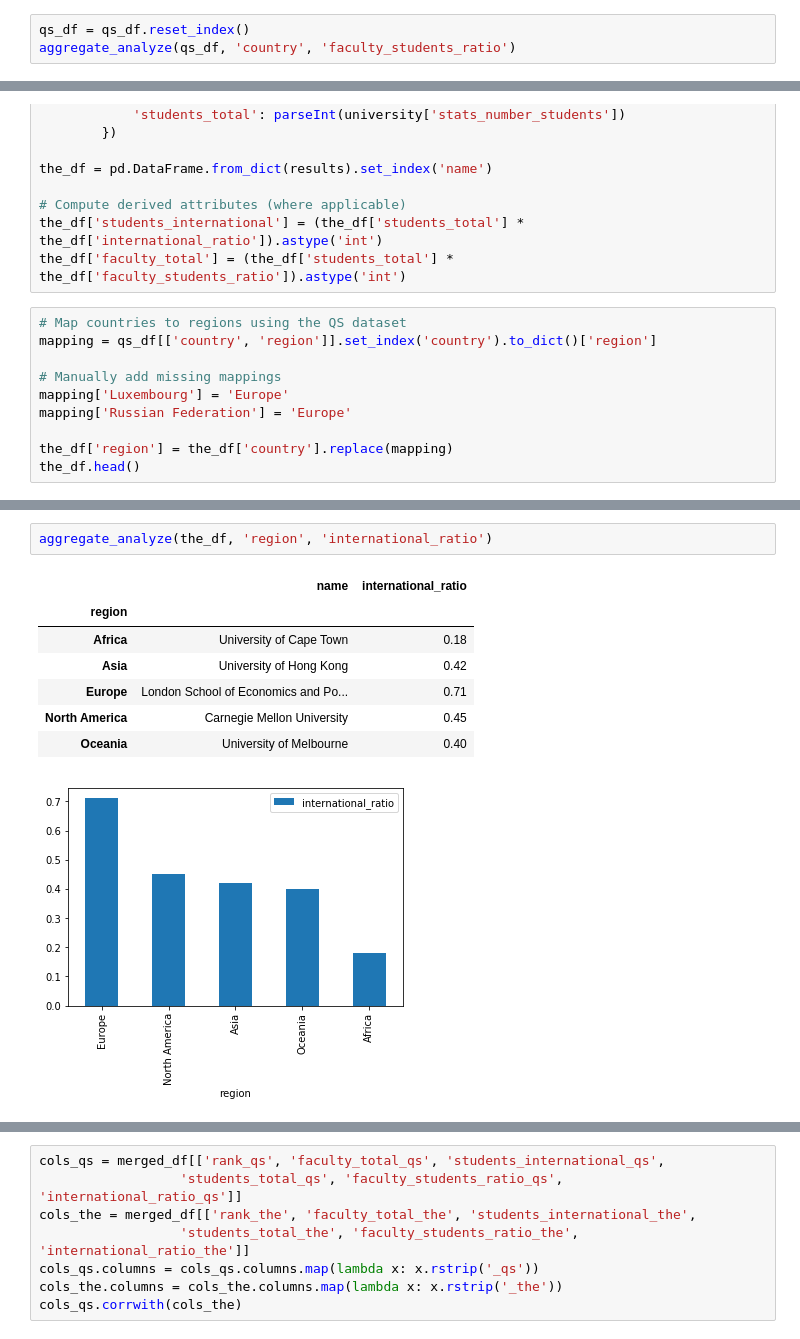
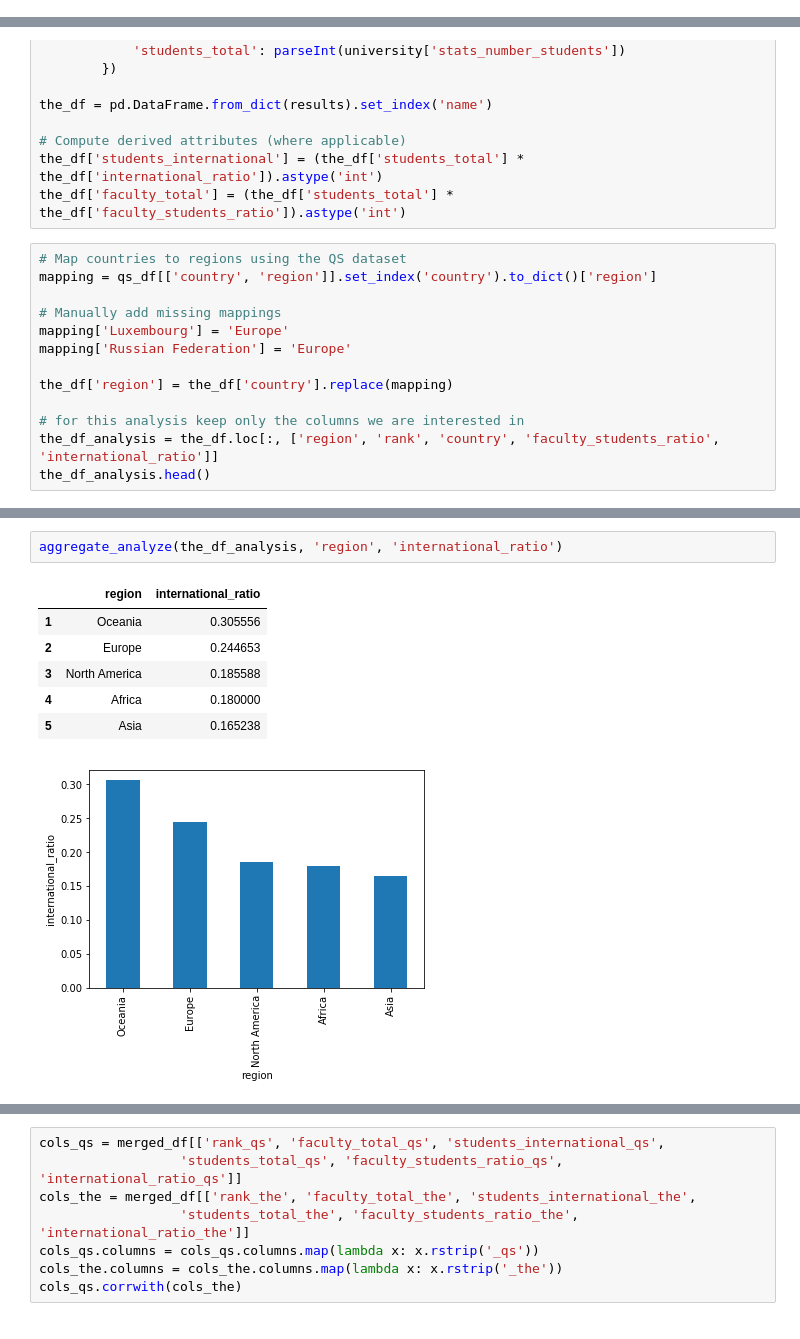
Before and after one commit to tarmeens/ada-homework, a Jupyter notebook: 02 - Data from the Web/Homework2.ipynb, the cells around one changed output, grey strips where cells are left out. Cells and saved outputs as stored; diff of their text form.

```diff
--- a/02 - Data from the Web/Homework2.ipynb
+++ b/02 - Data from the Web/Homework2.ipynb
@@ -148,3 +182,0 @@ def aggregate_analyze(df, grouping_col, value_col):
-# %%
-qs_df = qs_df.reset_index()
-aggregate_analyze(qs_df, 'country', 'faculty_students_ratio')
@@ -266,5 +296,8 @@ mapping['Luxembourg'] = 'Europe'
 mapping['Russian Federation'] = 'Europe'
 
 the_df['region'] = the_df['country'].replace(mapping)
-the_df.head()
+
+# for this analysis keep only the columns we are interested in
+the_df_analysis = the_df.loc[:, ['region', 'rank', 'country', 'faculty_students_ratio', 'international_ratio']]
+the_df_analysis.head()
 # %% [output]
@@ -354,14 +385,13 @@ aggregate_analyze(the_df, 'region', 'faculty_students_ratio')
 # %%
-aggregate_analyze(the_df, 'region', 'international_ratio')
+aggregate_analyze(the_df_analysis, 'region', 'international_ratio')
 # %% [output]
-|  | name | international_ratio |
-| region |  |  |
-| Africa | University of Cape Town | 0.18 |
-| Asia | University of Hong Kong | 0.42 |
-| Europe | London School of Economics and Po... | 0.71 |
-| North America | Carnegie Mellon University | 0.45 |
-| Oceania | University of Melbourne | 0.40 |
+|  | region | international_ratio |
+| 1 | Oceania | 0.305556 |
+| 2 | Europe | 0.244653 |
+| 3 | North America | 0.185588 |
+| 4 | Africa | 0.180000 |
+| 5 | Asia | 0.165238 |
-[figure, old version]
+[figure, new version]
 # %%
 not_matched_counter = 0
 
```
Also changed, not shown: parts of 37 cells of this notebook.
